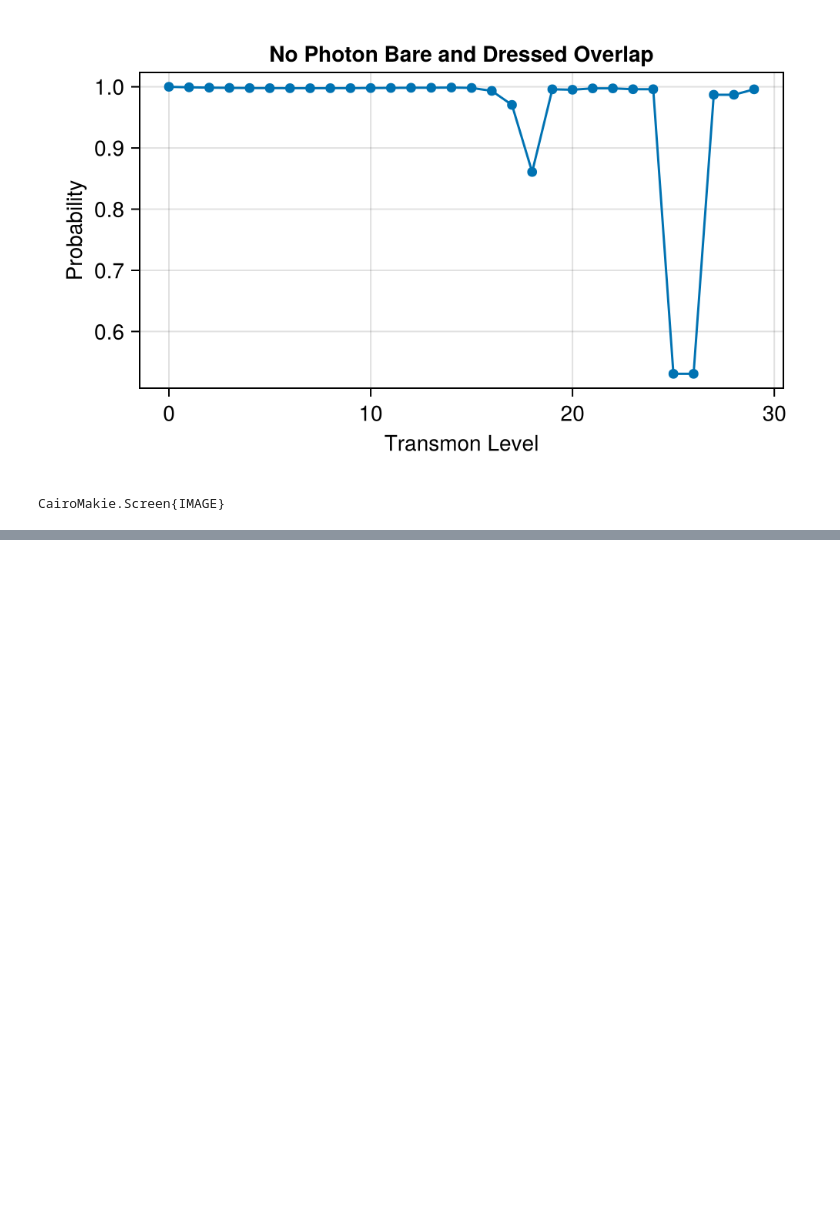
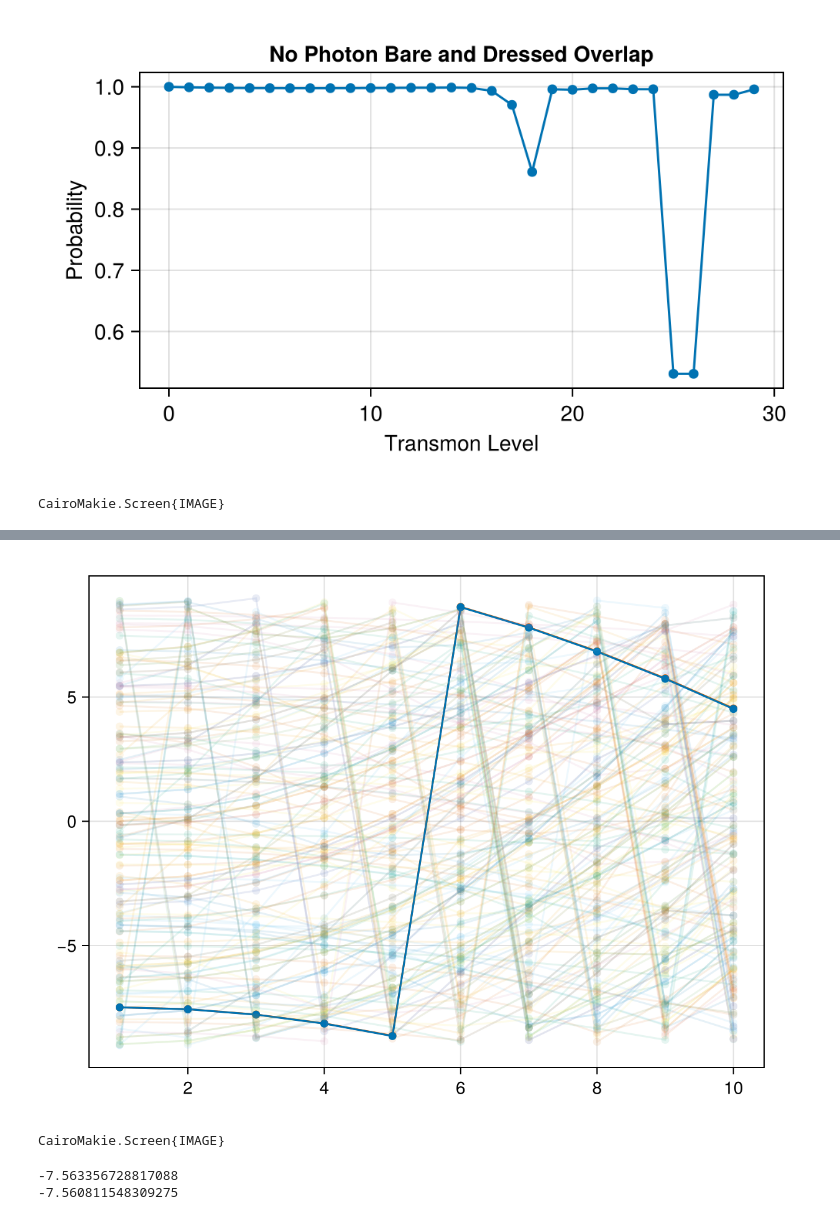
Before and after one commit to chakramlab/CavityModeDriveSimulations, a Jupyter notebook: UsingJuliaBase/TransmonIonization.ipynb, the cells around one changed output, grey strips where cells are left out. Cells and saved outputs as stored; diff of their text form; code cells hidden in the pictures; blank space fills up the shorter version.

Commit message:
working on transmon ionization stuff

```diff
--- a/UsingJuliaBase/TransmonIonization.ipynb
+++ b/UsingJuliaBase/TransmonIonization.ipynb
@@ -160,0 +135,20 @@ SC.Utils.save_model(Model)
+# %%
+ψf0 = Model.dressed_states[(2,0)]
+ψg1 = Model.dressed_states[(0,1)]
+ν0 = Model.dressed_energies[(0,1)] - Model.dressed_energies[(2,0)]
+
+εs = collect(LinRange(0.001, 1, 10))
+StarkShiftParams = Model.Stuff["f0g1_stark_shift_fits"][1]["param"]
+νs = []
+for i in 1:length(εs)
+    stark_shift = sum([εs[i]^n*StarkShiftParams[n] for n in 1:length(StarkShiftParams)])
+    push!(νs, ν0+stark_shift)
+end
+
+params_list = []
+
+for i in 1:length(εs)
+    push!(params_list, Dict{Any, Any}("ε" => εs[i], "ν" => νs[i]))
+end
+
+floq_sweep = SC.Dynamics.Floquet_t0_Sweep(Model, params_list; states_to_track = Model.dressed_states);
@@ -160,0 +160,35 @@ SC.Utils.save_model(Model)
+# %%
+to_save = SC.Dynamics.Reformat_Sweep_Results_To_Save(floq_sweep)
+
+open("Floq_Sweep.json", "w") do f
+    JSON3.pretty(f, to_save)
+end
+# %%
+f = cm.Figure()
+ax = cm.Axis(f[1,1], label = "Quasienergies")
+states_to_highlight = [string((2,0)), string((0,1))]
+for state in keys(to_save)
+    num_steps = length(keys(to_save[state]));
+    y = []
+    for step in 1:num_steps
+        push!(y, to_save[state][step]["Quasienergies"])
+    end
+    alpha = 0.1
+    if state in states_to_highlight
+        alpha = 1
+    end
+    cm.lines!(ax, y; alpha = alpha)
+    cm.scatter!(ax, y; alpha = alpha)
+end
+
+display(f)
+# %% [output]
+[figure, added]
+CairoMakie.Screen{IMAGE}
+# %%
+step = 2
+println(to_save[string((2,0))][step]["Quasienergies"])
+println(to_save[string((0,1))][step]["Quasienergies"])
+# %% [output]
+-7.563356728817088
+-7.560811548309275
```
Also changed, not shown: parts of 9 cells of this notebook, 1 other file.
